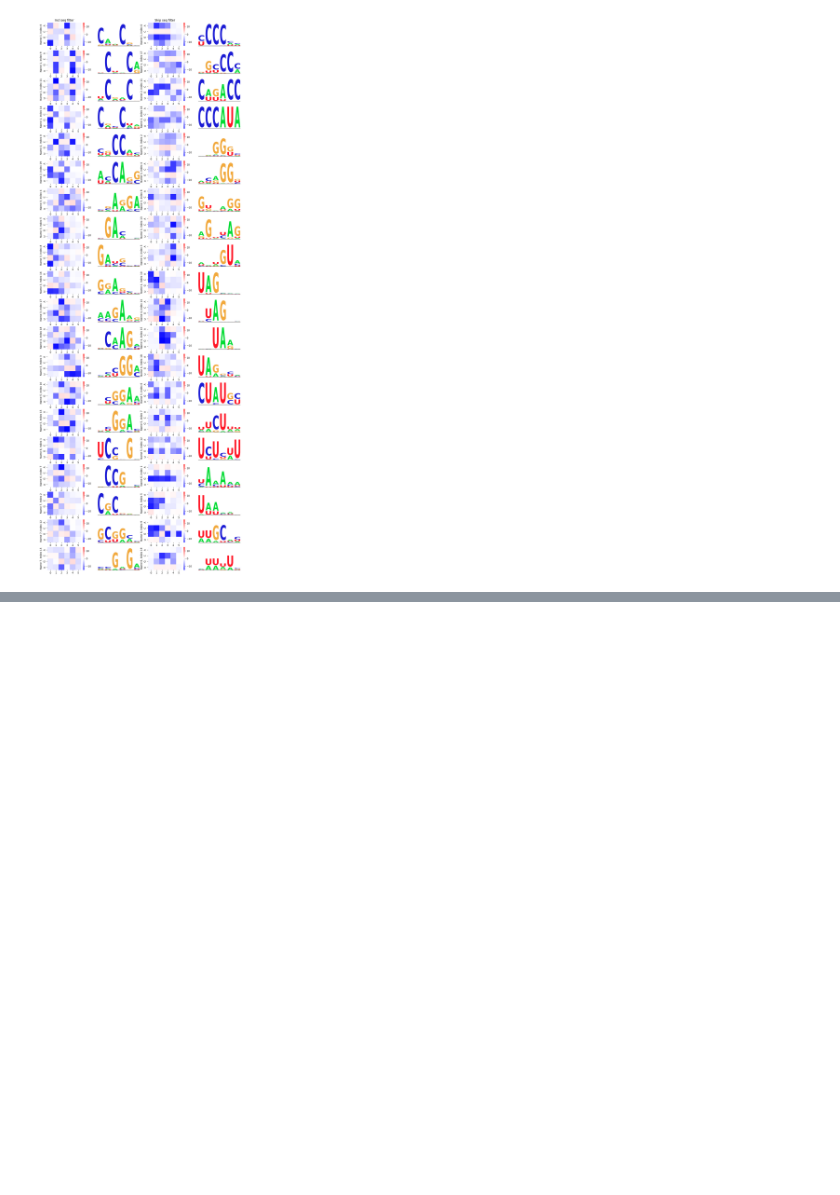
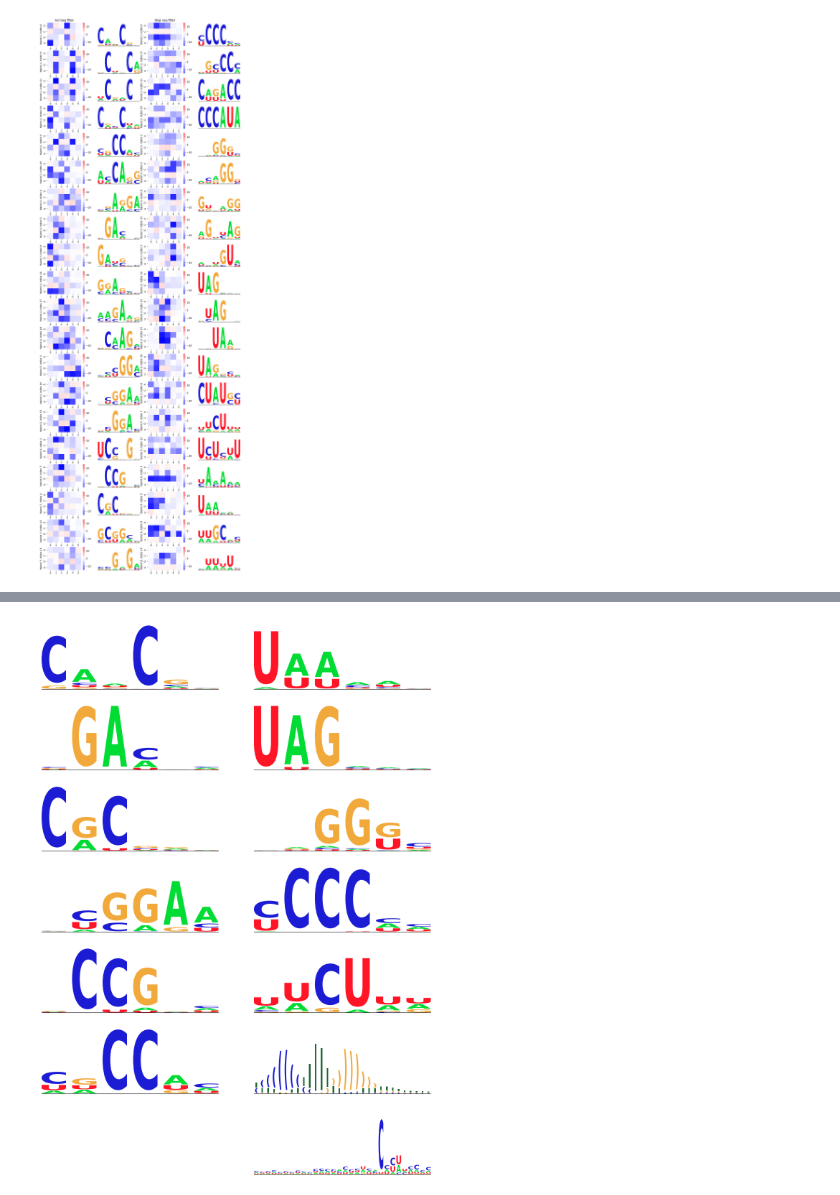
Before and after one commit to Liao-Group/interpretable-splicing-visualization, a Jupyter notebook: notebooks/sequence_logo.ipynb, the cells around one changed output, grey strips where cells are left out. Cells and saved outputs as stored; diff of their text form; code cells hidden in the pictures; blank space fills up the shorter version.

```diff
--- a/notebooks/sequence_logo.ipynb
+++ b/notebooks/sequence_logo.ipynb
@@ -114,0 +176,46 @@ for i in range(num_seq_filters):
+# %%
+fig, axes = plt.subplots(7, 2, figsize=(14, 20))
+
+lst = [
+    (0, 0, 0, 6), (0, 1, 1, 5),
+    (1, 0, 0, 5), (1, 1, 1, 10),
+    (2, 0, 0, 2), (2, 1, 1, 2),
+    (3, 0, 0, 10),(3, 1, 1, 0),
+    (4, 0, 0, 7), (4, 1, 1, 7),
+    (5, 0, 0, 0),
+]
+
+for row, col, cat, ind in lst:
+    data = pd.DataFrame(seq_logo_data[cat,ind,...], columns=nts)
+    plot_logo(data=data, ax=axes[row,col])
+    axes[row,col].set_ylim((0, 2))
+    axes[row,col].tick_params(top=False, bottom=False, left=False, right=False, labelleft=False, labelbottom=False)
+    axes[row,col].spines["top"].set_visible(False)
+    axes[row,col].spines["right"].set_visible(False)
+    axes[row,col].spines["left"].set_visible(False)
+
+df = acts_df[['input', f'f{skip_order[0]}']]
+df.columns = ['input', 'activation']
+df = df.reset_index()
+sequence_logo.plot_logo(df, 2, axes[6,1])
+axes[6,1].set_ylim(0, 2)
+axes[6,1].tick_params(top=False, bottom=False, left=False, right=False, labelleft=False, labelbottom=False)
+axes[6,1].spines["top"].set_visible(False)
+axes[6,1].spines["right"].set_visible(False)
+axes[6,1].spines["left"].set_visible(False)
+
+dfS = acts_df_struct[['input', f'f{skip_order[2]}']]
+dfS.columns = ['input', 'activation']
+dfS = dfS.reset_index(drop=True)
+sequence_logo.plot_logo(dfS, 1, axes[5,1], nts=['.', '(', ')'], color_map={".": "#1f6933", "(": "#1c1cd5", ")": "#f2a93c"})
+axes[5,1].set_ylim(0, 2)
+axes[5,1].tick_params(top=False, bottom=False, left=False, right=False, labelleft=False, labelbottom=False)
+axes[5,1].spines["top"].set_visible(False)
+axes[5,1].spines["right"].set_visible(False)
+axes[5,1].spines["left"].set_visible(False)
+
+axes[6,0].axis("off")
+
+fig.savefig("../figures/feature_legend.png", dpi=300)
+# %% [output]
+[figure, added]
```
Also changed, not shown: parts of 3 cells of this notebook, 3 other files.
